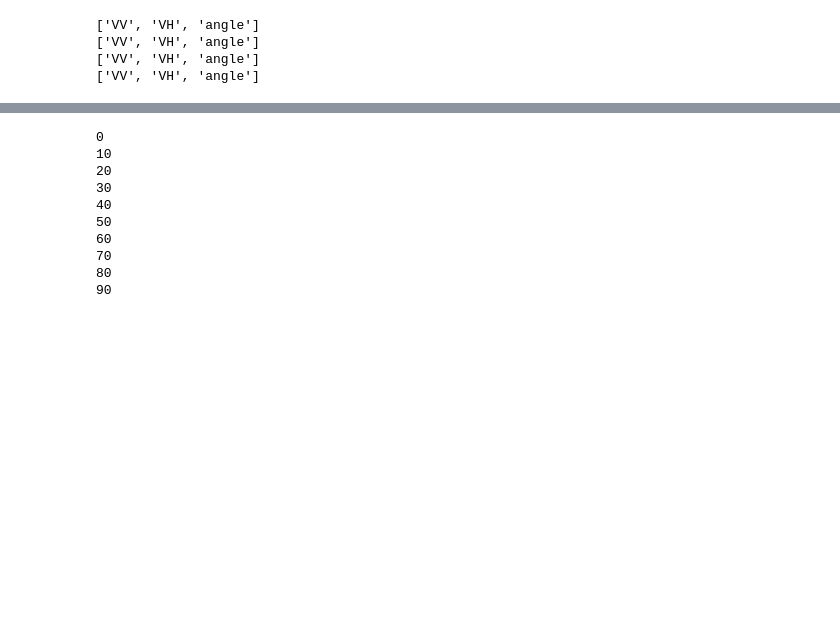
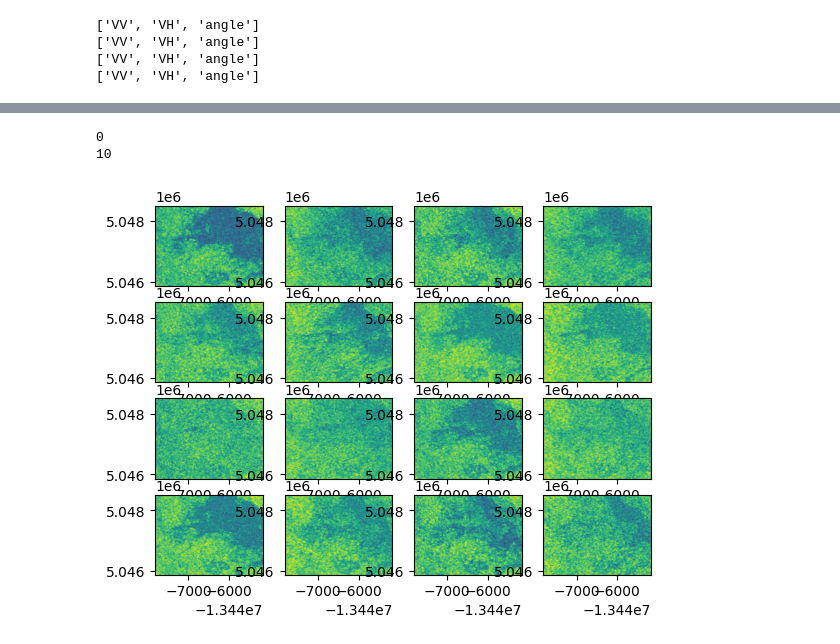
Before and after one commit to spencer-scw/Snow-Sensing, a Jupyter notebook: analysis.ipynb, the cells around one changed output, grey strips where cells are left out. Drawn from its saved outputs; the diff is of its cells as text; code cells hidden in the pictures; blank space fills up the shorter version.

```diff
--- a/analysis.ipynb
+++ b/analysis.ipynb
@@ -124,32 +130,25 @@ for i in range(0, all_images.size().getInfo(), 50):
 # %%
 fig, axs = plt.subplots(4, 4)
 
-image_list = all_images.toList(all_images.size()):
-for i in range(all_images.size().getInfo()):
+image_list = all_images.toList(all_images.size())
+for i in range(16): #all_images.size().getInfo()):
     image = ee.Image(image_list.get(i))
     image_tensor = torch.tensor(geemap.ee_to_numpy(image, region=point))
 
     if i % 10 == 0:
         print(i)
-    #image.geetools.plot(
-    #    bands = [image.bandNames().getInfo()[1]],
-    #    ax = axs[i//4, i%4],
-    #    region=point,
-    #    crs="EPSG:3857",
-    #    scale=10,
-    #    cmap="viridis",
-    #    color="k"
-    #)
+    image.geetools.plot(
+       bands = [image.bandNames().getInfo()[1]],
+       ax = axs[i//4, i%4],
+       region=point,
+       crs="EPSG:3857",
+       scale=10,
+       cmap="viridis",
+       color="k"
+    )
 
 #plt.show()
 # %% [output]
 0
 10
-20
-30
-40
-50
-60
-70
-80
-90
+[figure, added]
```
Also changed, not shown: parts of 20 cells of this notebook, 3 other files.
